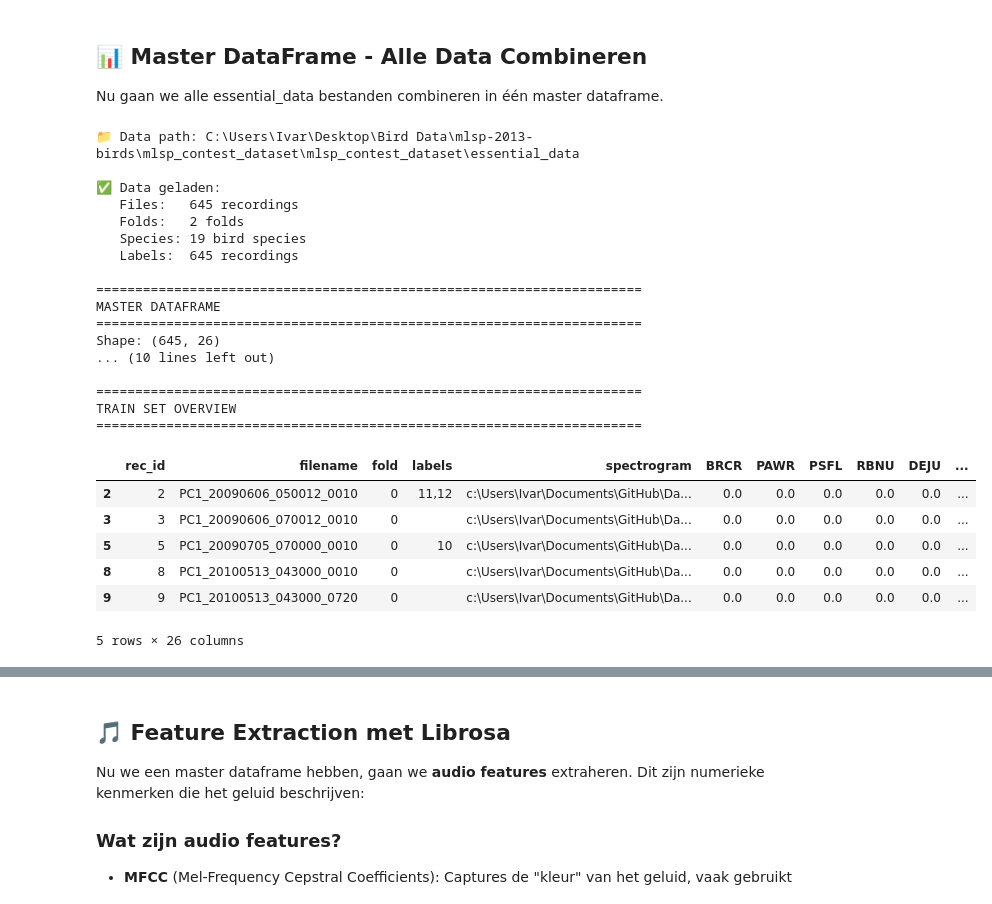
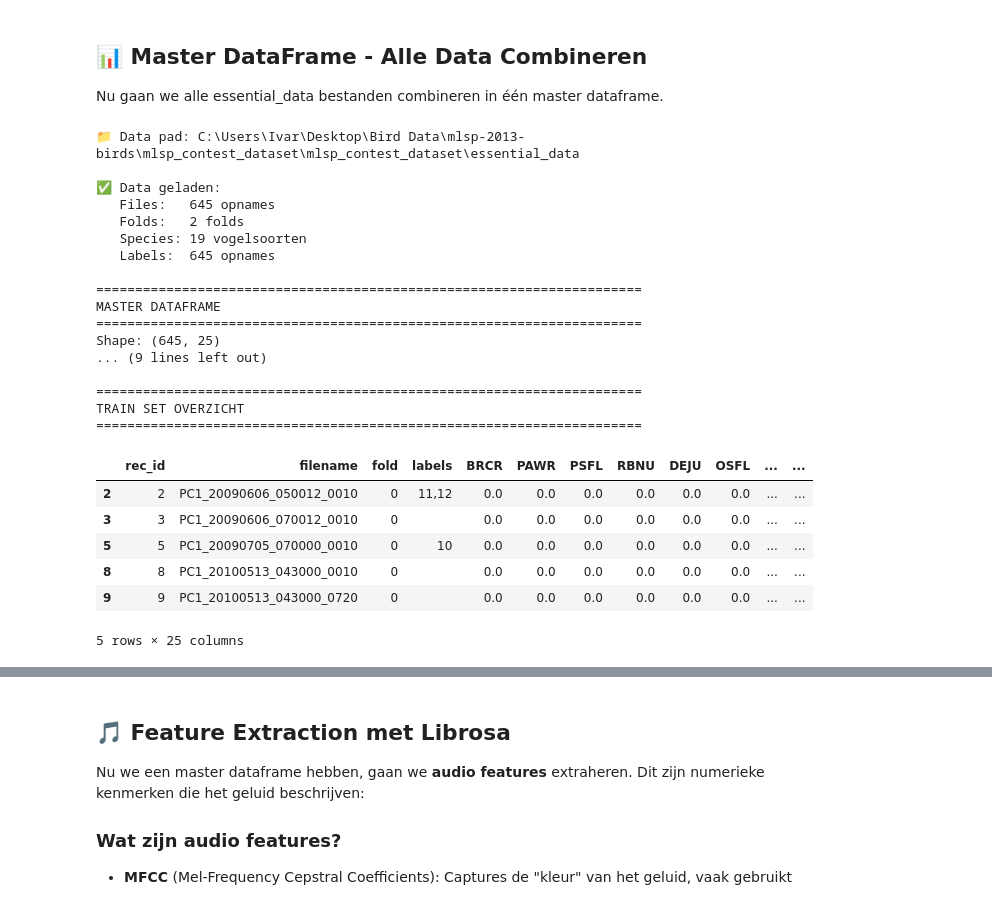
Before and after one commit to IvarHek/DataScienceProjectweek2025, a Jupyter notebook: BirdClassification.ipynb, the cells around one changed output, grey strips where cells are left out. Drawn from its saved outputs; the diff is of its cells as text; code cells hidden in the pictures.

```diff
--- a/BirdClassification.ipynb
+++ b/BirdClassification.ipynb
@@ -79,7 +79,7 @@ Nu gaan we alle essential_data bestanden combineren in één master dataframe.
 # MASTER DATAFRAME AANMAKEN
 # =============================================================================
 
-# --- 1. Pad configuratie ---
+# --- Pad configuratie ---
 pad_linux_essential = Path("/home/crabbedfish/Desktop/mlsp-2013-birds/mlsp_contest_dataset/mlsp_contest_dataset/essential_data")
 pad_windows_essential = Path(r"C:\Users\Ivar\Desktop\Bird Data\mlsp-2013-birds\mlsp_contest_dataset\mlsp_contest_dataset\essential_data")
 
@@ -90,9 +90,9 @@ elif pad_windows_essential.exists():
 else:
     essential_data_path = Path.cwd() / "essential_data"
 
-print(f"Data path: {essential_data_path}\n")
+print(f"📁 Data pad: {essential_data_path}\n")
 
-# --- 2. Laad alle data bestanden ---
+# --- Laad alle data bestanden ---
 df_files = pd.read_csv(essential_data_path / "rec_id2filename.txt")
 df_folds = pd.read_csv(essential_data_path / "CVfolds_2.txt")
 df_species = pd.read_csv(essential_data_path / "species_list.txt")
@@ -100,7 +100,7 @@ df_species = pd.read_csv(essential_data_path / "species_list.txt")
 # rec_labels_test_hidden.txt - Labels (variabel aantal per rij)
 labels_data = []
 with open(essential_data_path / "rec_labels_test_hidden.txt", 'r') as f:
-    next(f)
+    next(f)  # Skip header
     for line in f:
         parts = line.strip().split(',')
         rec_id = int(parts[0])
@@ -109,19 +109,18 @@ with open(essential_data_path / "rec_labels_test_hidden.txt", 'r') as f:
 
 df_labels = pd.DataFrame(labels_data)
 
-print(f"Data geladen:")
-print(f"   Files:   {len(df_files)} recordings")
+print(f"✅ Data geladen:")
+print(f"   Files:   {len(df_files)} opnames")
 print(f"   Folds:   {df_folds['fold'].nunique()} folds")
-print(f"   Species: {len(df_species)} bird species")
-print(f"   Labels:  {len(df_labels)} recordings\n")
+print(f"   Species: {len(df_species)} vogelsoorten")
+print(f"   Labels:  {len(df_labels)} opnames\n")
 
-# --- 3. Bouw master dataframe ---
+# --- Bouw master dataframe ---
 data = df_files.copy()
 data = data.merge(df_folds, on='rec_id')
 data = data.merge(df_labels, on='rec_id')
-data['spectrogram'] = data['filename'].apply(lambda x: str(output_dir / f"{x}.png"))
 
-# Maak binary label kolommen voor elke species
+# Maak binary label kolommen voor elke vogelsoort
 for _, species in df_species.iterrows():
     species_id = str(species['class_id'])
     species_code = species['code']
@@ -133,74 +132,73 @@ target_cols = df_species['code'].tolist()
 data['num_species'] = data[target_cols].sum(axis=1)
 data['set'] = data['fold'].map({0: 'train', 1: 'test'})
 
-# --- 4. Train/Test splits ---
+# --- Train/Test splits ---
 train = data[data['set'] == 'train'].copy()
 test = data[data['set'] == 'test'].copy()
 
-# --- 5. Toon overzicht ---
+# --- Toon overzicht ---
 print("="*70)
 print("MASTER DATAFRAME")
 print("="*70)
 print(f"Shape: {data.shape}")
-print(f"\nColumns:")
+print(f"\nKolommen:")
 print(f"  • Metadata:  rec_id, filename, fold, set, labels")
-print(f"  • Features:  spectrogram")
 print(f"  • Targets:   {', '.join(target_cols[:3])}... ({len(target_cols)} species)")
 print(f"  • Extra:     num_species")
-print(f"\nDataset split:")
-print(f"  • Train: {len(train)} recordings ({len(train)/len(data)*100:.1f}%)")
-print(f"  • Test:  {len(test)} recordings ({len(test)/len(data)*100:.1f}%)")
+print(f"\nDataset verdeling:")
+print(f"  • Train: {len(train)} opnames ({len(train)/len(data)*100:.1f}%)")
+print(f"  • Test:  {len(test)} opnames ({len(test)/len(data)*100:.1f}%)")
 
 print("\n" + "="*70)
-print("TRAIN SET OVERVIEW")
+print("TRAIN SET OVERZICHT")
 print("="*70)
 display(train.head())
 
 print("\n" + "="*70)
-print("SPECIES DISTRIBUTION (Train Set)")
+print("VOGELSOORTEN DISTRIBUTIE (Train Set)")
 print("="*70)
 species_stats = []
 for code in target_cols:
     count = train[code].sum()
     pct = count / len(train) * 100
     name = df_species[df_species['code'] == code]['species'].values[0]
-    species_stats.append({'Code': code, 'Species': name, 'Count': int(count), 'Percent': f"{pct:.1f}%"})
+    species_stats.append({'Code': code, 'Soort': name, 'Aantal': int(count), 'Percentage': f"{pct:.1f}%"})
 
-species_df = pd.DataFrame(species_stats).sort_values('Count', ascending=False)
+species_df = pd.DataFrame(species_stats).sort_values('Aantal', ascending=False)
 display(species_df)
 
 print("\n" + "="*70)
-print("VARIABLES AVAILABLE")
+print("BESCHIKBARE VARIABELEN")
 print("="*70)
-print(f"  • data         : Full dataset ({len(data)} rows)")
-print(f"  • train        : Training set ({len(train)} rows)")
-print(f"  • test         : Test set ({len(test)} rows)")
-print(f"  • target_cols  : List of target columns {target_cols[:3]}...")
+print(f"  • data         : Volledige dataset ({len(data)} rijen)")
+print(f"  • train        : Training set ({len(train)} rijen)")
+print(f"  • test         : Test set ({len(test)} rijen)")
+print(f"  • target_cols  : Lijst van target kolommen {target_cols[:3]}...")
 print(f"  • df_species   : Species metadata")
 print("="*70)
 # %% [output]
-📁 Data path: C:\Users\Ivar\Desktop\Bird Data\mlsp-2013-birds\mlsp_contest_dataset\mlsp_contest_dataset\essential_data
+📁 Data pad: C:\Users\Ivar\Desktop\Bird Data\mlsp-2013-birds\mlsp_contest_dataset\mlsp_contest_dataset\essential_data
 
 ✅ Data geladen:
-   Files:   645 recordings
+   Files:   645 opnames
    Folds:   2 folds
-   Species: 19 bird species
-   Labels:  645 recordings
+   Species: 19 vogelsoorten
+   Labels:  645 opnames
 
 ======================================================================
 MASTER DATAFRAME
 ======================================================================
-Shape: (645, 26)
-... (10 lines left out)
+Shape: (645, 25)
+... (9 lines left out)
 
 ======================================================================
-TRAIN SET OVERVIEW
+TRAIN SET OVERZICHT
 ======================================================================
-|  | rec_id | filename | fold | labels | spectrogram | BRCR | PAWR | PSFL | RBNU | DEJU | ... |
-| 2 | 2 | PC1_20090606_050012_0010 | 0 | 11,12 | c:\Users\Ivar\Documents\GitHub\Da... | 0.0 | 0.0 | 0.0 | 0.0 | 0.0 | ... |
-| 3 | 3 | PC1_20090606_070012_0010 | 0 |  | c:\Users\Ivar\Documents\GitHub\Da... | 0.0 | 0.0 | 0.0 | 0.0 | 0.0 | ... |
-| 5 | 5 | PC1_20090705_070000_0010 | 0 | 10 | c:\Users\Ivar\Documents\GitHub\Da... | 0.0 | 0.0 | 0.0 | 0.0 | 0.0 | ... |
-| 8 | 8 | PC1_20100513_043000_0010 | 0 |  | c:\Users\Ivar\Documents\GitHub\Da... | 0.0 | 0.0 | 0.0 | 0.0 | 0.0 | ... |
-| 9 | 9 | PC1_20100513_043000_0720 | 0 |  | c:\Users\Ivar\Documents\GitHub\Da... | 0.0 | 0.0 | 0.0 | 0.0 | 0.0 | ... |
+|  | rec_id | filename | fold | labels | BRCR | PAWR | PSFL | RBNU | DEJU | OSFL | ... | ... |
+| 2 | 2 | PC1_20090606_050012_0010 | 0 | 11,12 | 0.0 | 0.0 | 0.0 | 0.0 | 0.0 | 0.0 | ... | ... |
+| 3 | 3 | PC1_20090606_070012_0010 | 0 |  | 0.0 | 0.0 | 0.0 | 0.0 | 0.0 | 0.0 | ... | ... |
+| 5 | 5 | PC1_20090705_070000_0010 | 0 | 10 | 0.0 | 0.0 | 0.0 | 0.0 | 0.0 | 0.0 | ... | ... |
+| 8 | 8 | PC1_20100513_043000_0010 | 0 |  | 0.0 | 0.0 | 0.0 | 0.0 | 0.0 | 0.0 | ... | ... |
+| 9 | 9 | PC1_20100513_043000_0720 | 0 |  | 0.0 | 0.0 | 0.0 | 0.0 | 0.0 | 0.0 | ... | ... |
-5 rows × 26 columns
+5 rows × 25 columns
 ======================================================================
```
Also changed, not shown: parts of 7 cells of this notebook.
